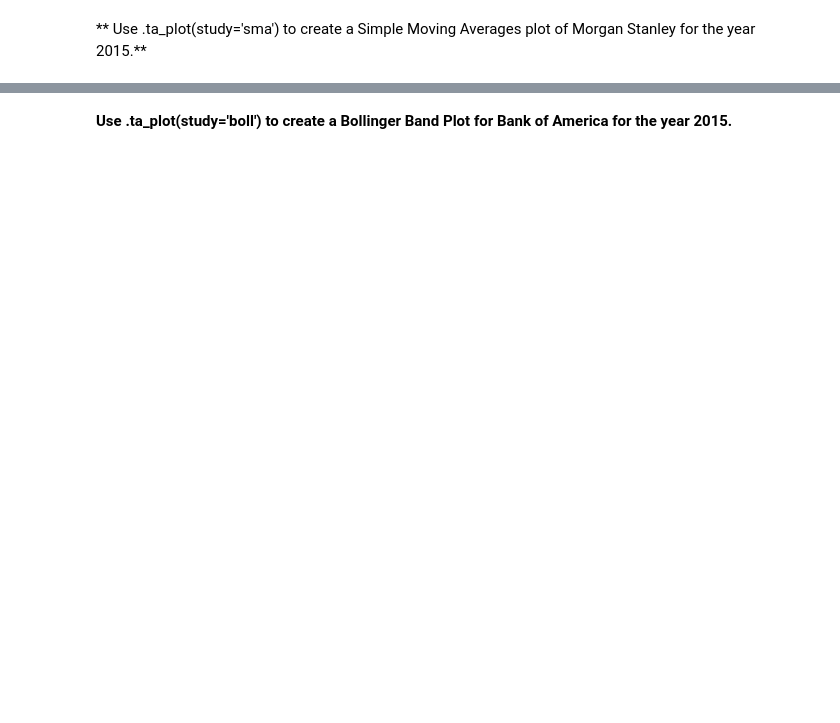
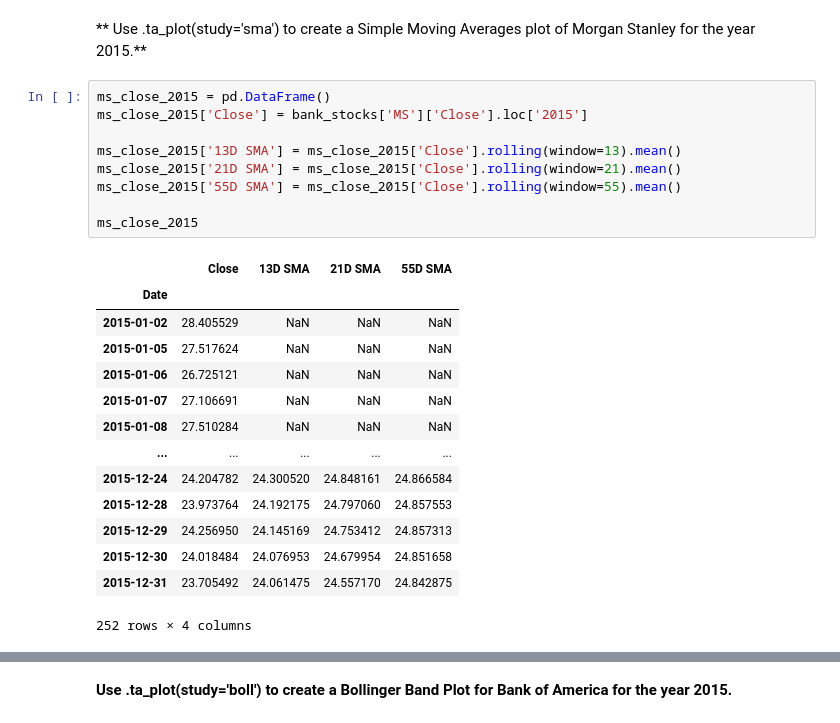
Before and after one commit to Gbohunmi/Python-for-Data-Science-and-Machine-Learning-Bootcamp-master, a Jupyter notebook: 10-Data-Capstone-Projects/03-Finance Project.ipynb, the cells around one changed output, grey strips where cells are left out. Drawn from its saved outputs; the diff is of its cells as text; blank space fills up the shorter version.

```diff
--- a/10-Data-Capstone-Projects/03-Finance Project.ipynb
+++ b/10-Data-Capstone-Projects/03-Finance Project.ipynb
@@ -473,3 +497,27 @@ In this second part of the project we will rely on the cufflinks library to crea
 [interactive output not drawn]
 # %% [markdown]
 ** Use .ta_plot(study='sma') to create a Simple Moving Averages plot of Morgan Stanley for the year 2015.**
+# %%
+ms_close_2015 = pd.DataFrame()
+ms_close_2015['Close'] = bank_stocks['MS']['Close'].loc['2015']
+
+ms_close_2015['13D SMA'] = ms_close_2015['Close'].rolling(window=13).mean()
+ms_close_2015['21D SMA'] = ms_close_2015['Close'].rolling(window=21).mean()
+ms_close_2015['55D SMA'] = ms_close_2015['Close'].rolling(window=55).mean()
+
+ms_close_2015
+# %% [output]
+|  | Close | 13D SMA | 21D SMA | 55D SMA |
+| Date |  |  |  |  |
+| 2015-01-02 | 28.405529 | NaN | NaN | NaN |
+| 2015-01-05 | 27.517624 | NaN | NaN | NaN |
+| 2015-01-06 | 26.725121 | NaN | NaN | NaN |
+| 2015-01-07 | 27.106691 | NaN | NaN | NaN |
+| 2015-01-08 | 27.510284 | NaN | NaN | NaN |
+| ... | ... | ... | ... | ... |
+| 2015-12-24 | 24.204782 | 24.300520 | 24.848161 | 24.866584 |
+| 2015-12-28 | 23.973764 | 24.192175 | 24.797060 | 24.857553 |
+| 2015-12-29 | 24.256950 | 24.145169 | 24.753412 | 24.857313 |
+| 2015-12-30 | 24.018484 | 24.076953 | 24.679954 | 24.851658 |
+| 2015-12-31 | 23.705492 | 24.061475 | 24.557170 | 24.842875 |
+252 rows × 4 columns
```
Also changed, not shown: parts of 12 cells of this notebook.
